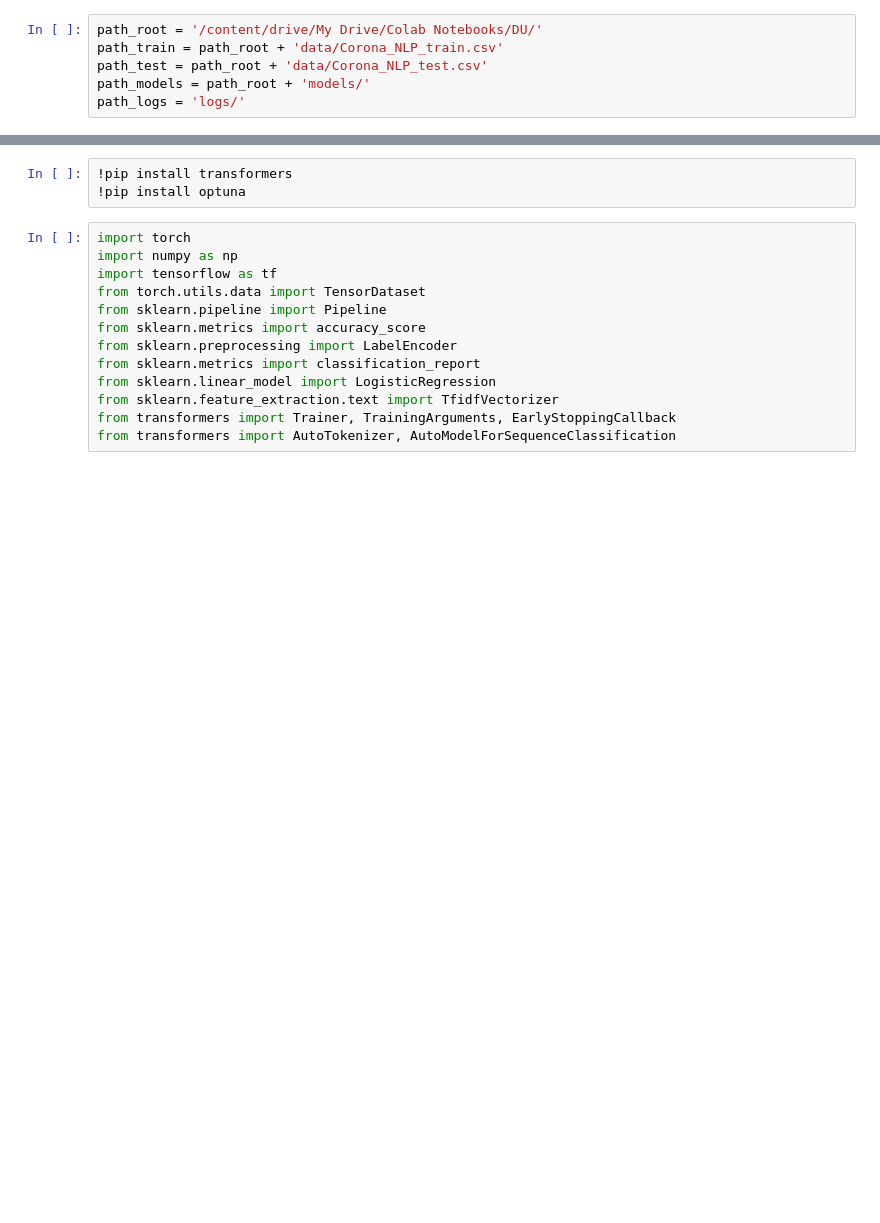
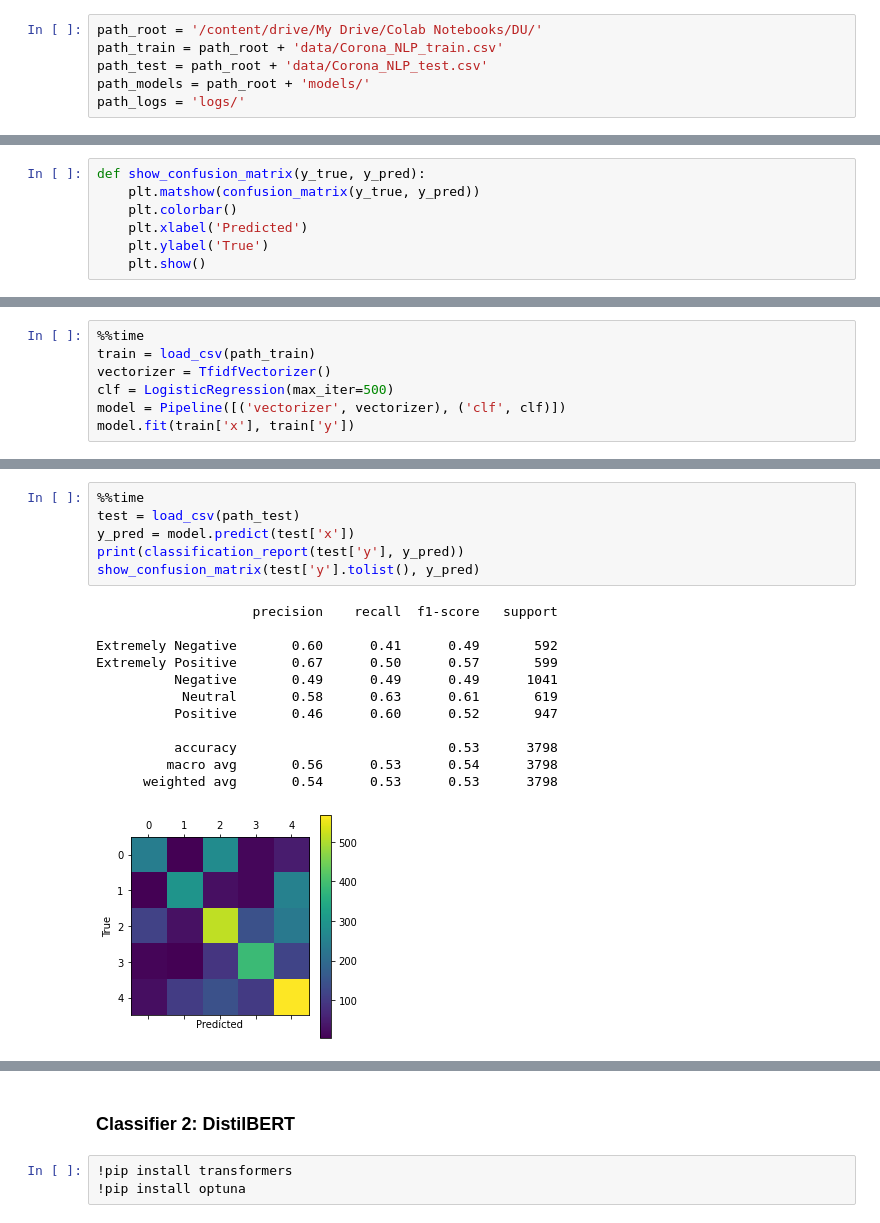
Before and after one commit to jelic98/raf_du, a Jupyter notebook: homework_2/main.ipynb, the cells around one changed output, grey strips where cells are left out. Saved outputs shown, nothing was run; the diff lists cells and outputs as text; blank space fills up the shorter version.

```diff
--- a/homework_2/main.ipynb
+++ b/homework_2/main.ipynb
@@ -86,0 +48,7 @@ for c in classes:
+# %%
+def show_confusion_matrix(y_true, y_pred):
+    plt.matshow(confusion_matrix(y_true, y_pred))
+    plt.colorbar()
+    plt.xlabel('Predicted')
+    plt.ylabel('True')
+    plt.show()
@@ -86,0 +62,7 @@ for c in classes:
+# %%
+%%time
+train = load_csv(path_train)
+vectorizer = TfidfVectorizer()
+clf = LogisticRegression(max_iter=500)
+model = Pipeline([('vectorizer', vectorizer), ('clf', clf)])
+model.fit(train['x'], train['y'])
@@ -86,0 +72,19 @@ for c in classes:
+# %%
+%%time
+test = load_csv(path_test)
+y_pred = model.predict(test['x'])
+print(classification_report(test['y'], y_pred))
+show_confusion_matrix(test['y'].tolist(), y_pred)
+# %% [output]
+                    precision    recall  f1-score   support
+
+Extremely Negative       0.60      0.41      0.49       592
+Extremely Positive       0.67      0.50      0.57       599
+          Negative       0.49      0.49      0.49      1041
+           Neutral       0.58      0.63      0.61       619
+          Positive       0.46      0.60      0.52       947
+
+          accuracy                           0.53      3798
+         macro avg       0.56      0.53      0.54      3798
+      weighted avg       0.54      0.53      0.53      3798
+[figure, added]
@@ -87,16 +93,5 @@ for c in classes:
+# %% [markdown]
+### Classifier 2: DistilBERT
 # %%
 !pip install transformers
 !pip install optuna
-# %%
-import torch
-import numpy as np
-import tensorflow as tf
-from torch.utils.data import TensorDataset
-from sklearn.pipeline import Pipeline
-from sklearn.metrics import accuracy_score
-from sklearn.preprocessing import LabelEncoder
-from sklearn.metrics import classification_report
-from sklearn.linear_model import LogisticRegression
-from sklearn.feature_extraction.text import TfidfVectorizer
-from transformers import Trainer, TrainingArguments, EarlyStoppingCallback
-from transformers import AutoTokenizer, AutoModelForSequenceClassification
```
Also changed, not shown: parts of 50 cells of this notebook, 1 other file.
